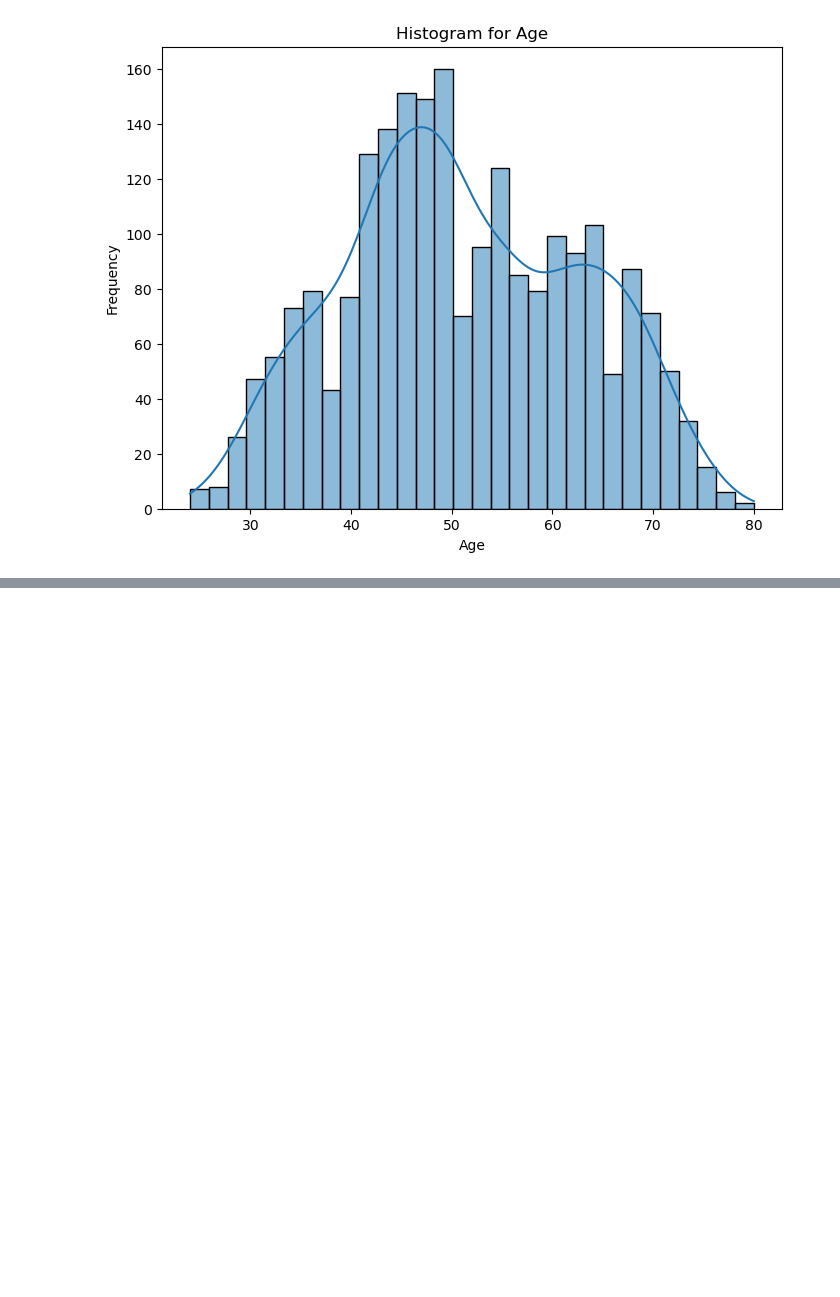
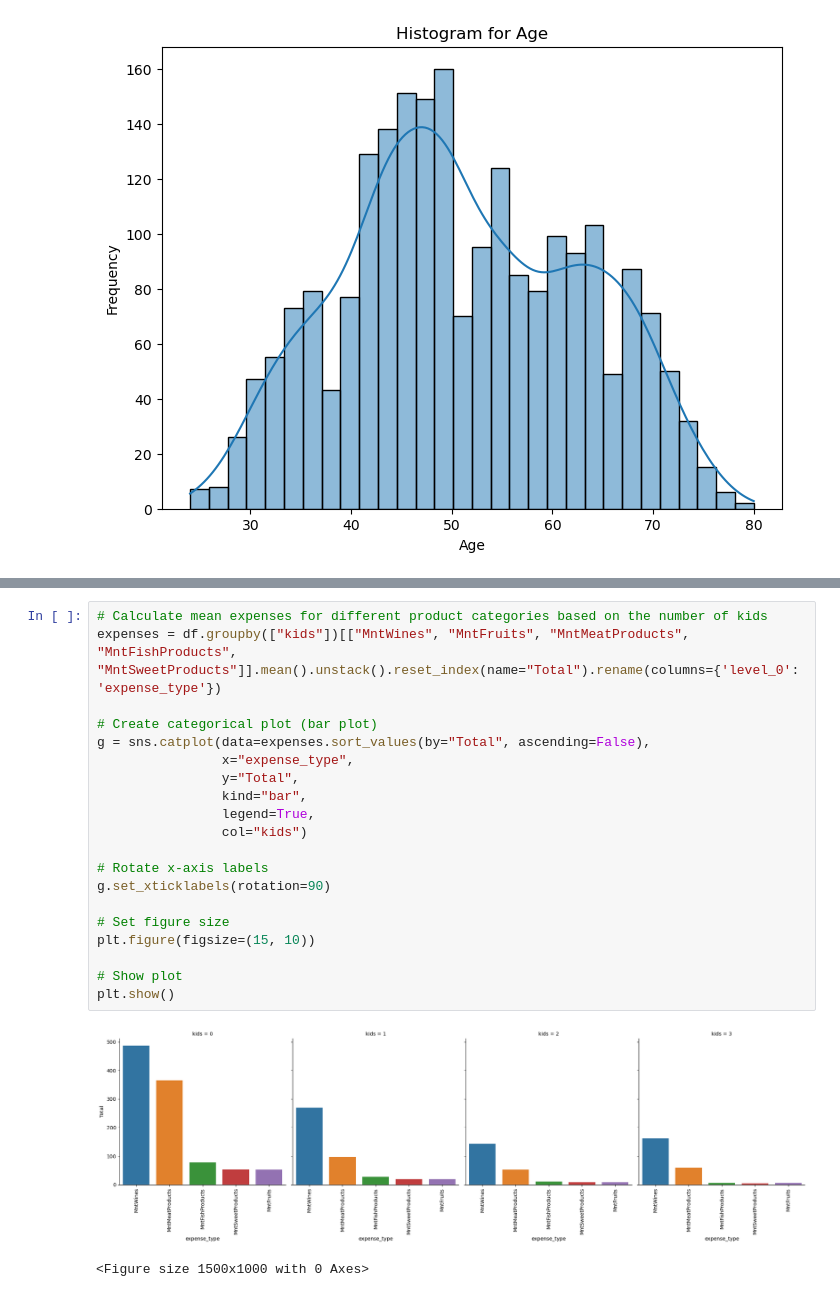
Before and after one commit to Girlingreenn/Retail-Sales-Project, a Jupyter notebook: customer_segmentation.ipynb, the cells around one changed output, grey strips where cells are left out. Drawn from its saved outputs; the diff is of its cells as text; blank space fills up the shorter version.

```diff
--- a/customer_segmentation.ipynb
+++ b/customer_segmentation.ipynb
@@ -161,0 +233,23 @@ Kurtosis: -0.796125
+# %%
+# Calculate mean expenses for different product categories based on the number of kids
+expenses = df.groupby(["kids"])[["MntWines", "MntFruits", "MntMeatProducts", "MntFishProducts", "MntSweetProducts"]].mean().unstack().reset_index(name="Total").rename(columns={'level_0': 'expense_type'})
+
+# Create categorical plot (bar plot)
+g = sns.catplot(data=expenses.sort_values(by="Total", ascending=False),
+                x="expense_type",
+                y="Total",
+                kind="bar",
+                legend=True,
+                col="kids")
+
+# Rotate x-axis labels
+g.set_xticklabels(rotation=90)
+
+# Set figure size
+plt.figure(figsize=(15, 10))
+
+# Show plot
+plt.show()
+# %% [output]
+[figure, added]
+<Figure size 1500x1000 with 0 Axes>
```
Also changed, not shown: parts of 16 cells of this notebook.
